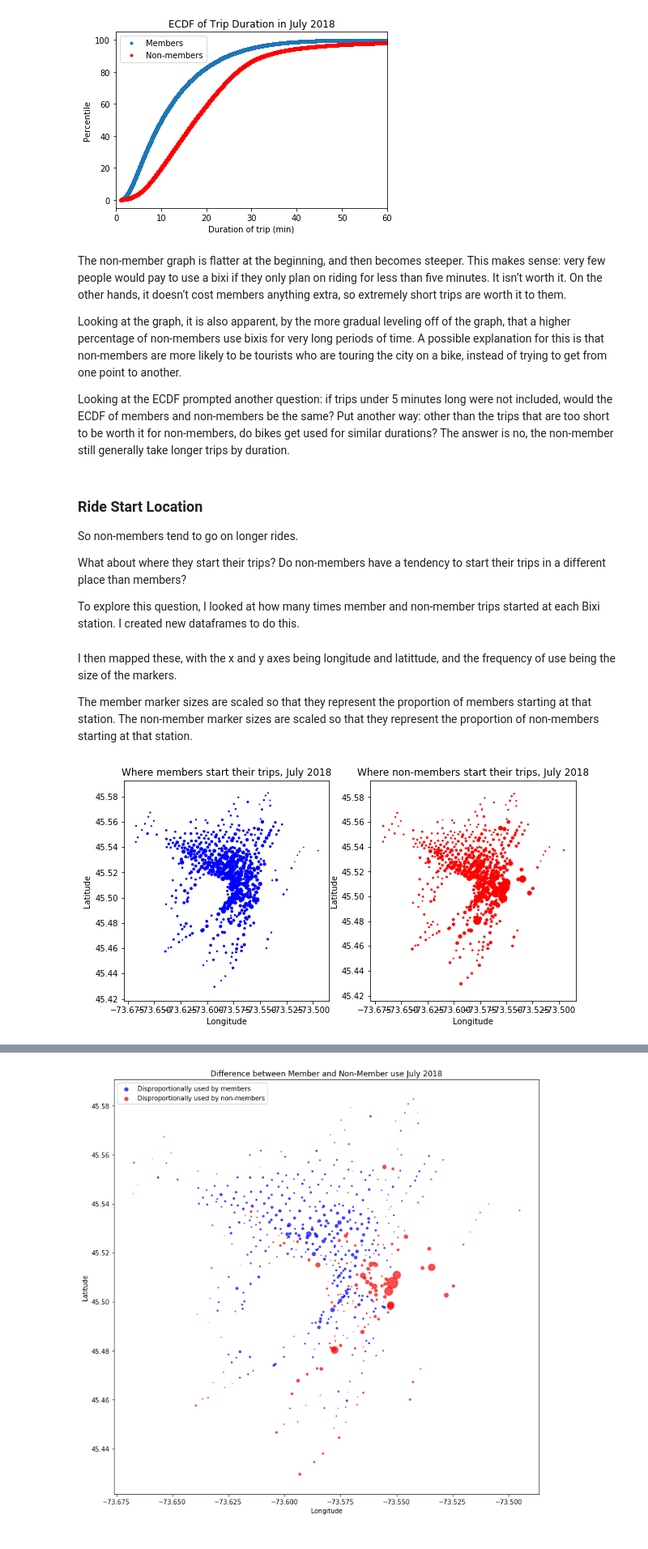
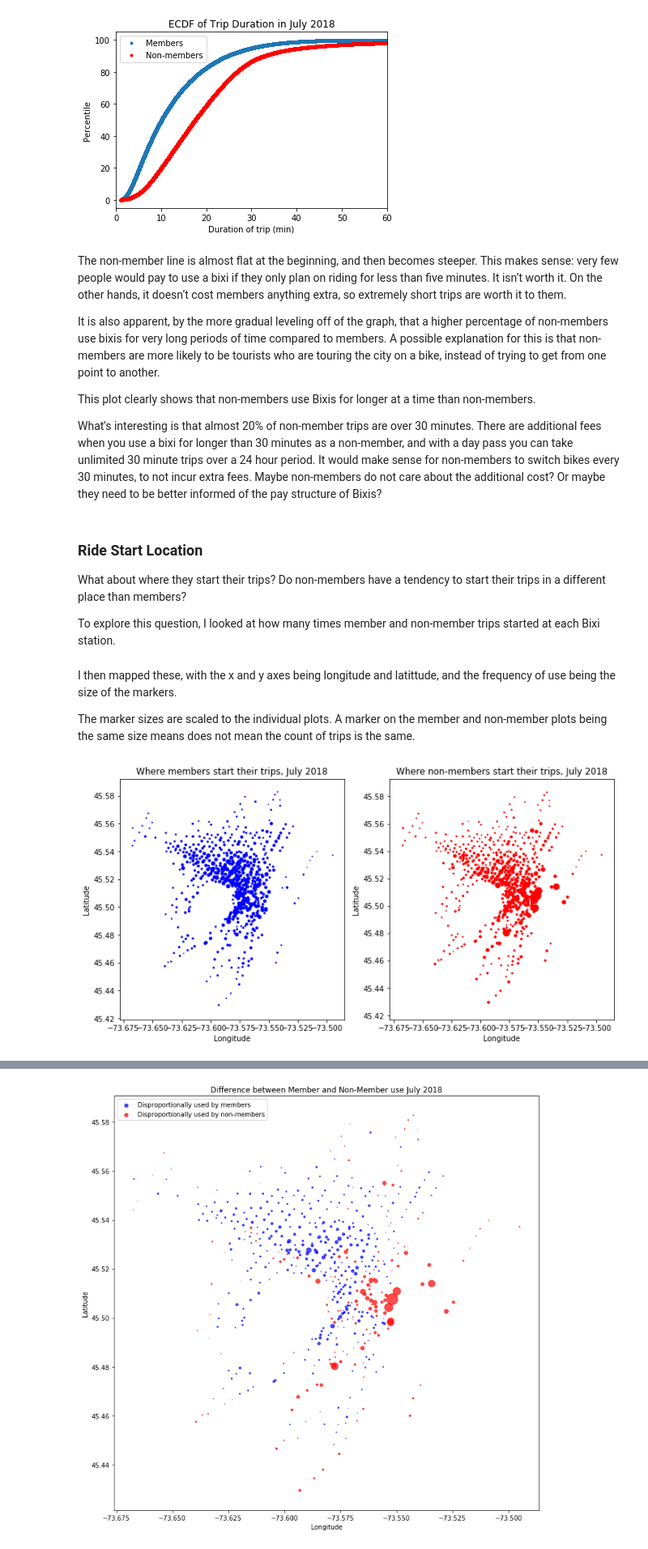
Before and after one commit to elliotweissberg/Bixi, a Jupyter notebook: Bixi Data Deliverable.ipynb, the cells around one changed output, grey strips where cells are left out. Shown at 81% size. Saved outputs shown, nothing was run; the diff lists cells and outputs as text; code cells hidden in the pictures.

```diff
--- a/Bixi Data Deliverable.ipynb
+++ b/Bixi Data Deliverable.ipynb
@@ -154,17 +156,17 @@ plt.show()
 # %% [output]
 [figure]
 # %% [markdown]
-The non-member graph is flatter at the beginning, and then becomes steeper. This makes sense: very few people would pay to use a bixi if they only plan on riding for less than five minutes. It isn’t worth it. On the other hands, it doesn’t cost members anything extra, so extremely short trips are worth it to them.
+The non-member line is almost flat at the beginning, and then becomes steeper. This makes sense: very few people would pay to use a bixi if they only plan on riding for less than five minutes. It isn’t worth it. On the other hands, it doesn’t cost members anything extra, so extremely short trips are worth it to them.
 
-Looking at the graph, it is also apparent, by the more gradual leveling off of the graph, that a higher percentage of non-members use bixis for very long periods of time. A possible explanation for this is that non-members are more likely to be tourists who are touring the city on a bike, instead of trying to get from one point to another.
+It is also apparent, by the more gradual leveling off of the graph, that a higher percentage of non-members use bixis for very long periods of time compared to members. A possible explanation for this is that non-members are more likely to be tourists who are touring the city on a bike, instead of trying to get from one point to another.
 
-Looking at the ECDF prompted another question: if trips under 5 minutes long were not included, would the ECDF of members and non-members be the same? Put another way: other than the trips that are too short to be worth it for non-members, do bikes get used for similar durations? The answer is no, the non-member still generally take longer trips by duration.
+This plot clearly shows that non-members use Bixis for longer at a time than non-members.
+
+What's interesting is that almost 20% of non-member trips are over 30 minutes. There are additional fees when you use a bixi for longer than 30 minutes as a non-member, and with a day pass you can take unlimited 30 minute trips over a 24 hour period. It would make sense for non-members to switch bikes every 30 minutes, to not incur extra fees. Maybe non-members do not care about the additional cost? Or maybe they need to be better informed of the pay structure of Bixis?
 # %% [markdown]
 ### Ride Start Location
 
-So non-members tend to go on longer rides.
-
 What about where they start their trips? Do non-members have a tendency to start their trips in a different place than members?
 
-To explore this question, I looked at how many times member and non-member trips started at each Bixi station. I created new dataframes to do this.
+To explore this question, I looked at how many times member and non-member trips started at each Bixi station.
 # %%
@@ -196,29 +200,28 @@ non_member_start=non_member_start.merge(stations_temp, how='outer', left_index=T
 # %% [markdown]
 I then mapped these, with the x and y axes being longitude and latittude, and the frequency of use being the size of the markers.
 
-The member marker sizes are scaled so that they represent the proportion of members starting at that station.
-The non-member marker sizes are scaled so that they represent the proportion of non-members starting at that station.
+The marker sizes are scaled to the individual plots. A marker on the member and non-member plots being the same size means does not mean the count of trips is the same.
 # %%
 #map members and non-member trips seperately
-_ = plt.figure(figsize=(10,5))
+_ = plt.figure(figsize=(12,6))
 plt.subplot(1,2,1)
 _ = plt.scatter(x=member_start['longitude'], y=member_start['latitude'],
                 s=member_start['counts']/member_start['counts'].sum()*5000, alpha=1, color='blue')
 _ = plt.xlabel('Longitude')
 _ = plt.ylabel('Latitude')
 _ = plt.title('Where members start their trips, July 2018')
 
 
 plt.subplot(1,2,2)
 _ = plt.scatter(x=non_member_start['longitude'], y=non_member_start['latitude'],
                 s=non_member_start['counts']/non_member_start['counts'].sum()*5000, alpha=1, color='red')
 _ = plt.xlabel('Longitude')
 _ = plt.ylabel('Latitude')
 _ = plt.title('Where non-members start their trips, July 2018')
 
 plt.show()
 # %% [output]
-[figure, old version]
+[figure, new version]
 # %% [markdown]
 Proportionally, it looks like non-members have a greater concentration of trips starting from around Old Port, which is a very touristy area. Otherwise, the graphs look similar.
 
```
Also changed, not shown: parts of 37 cells of this notebook.
